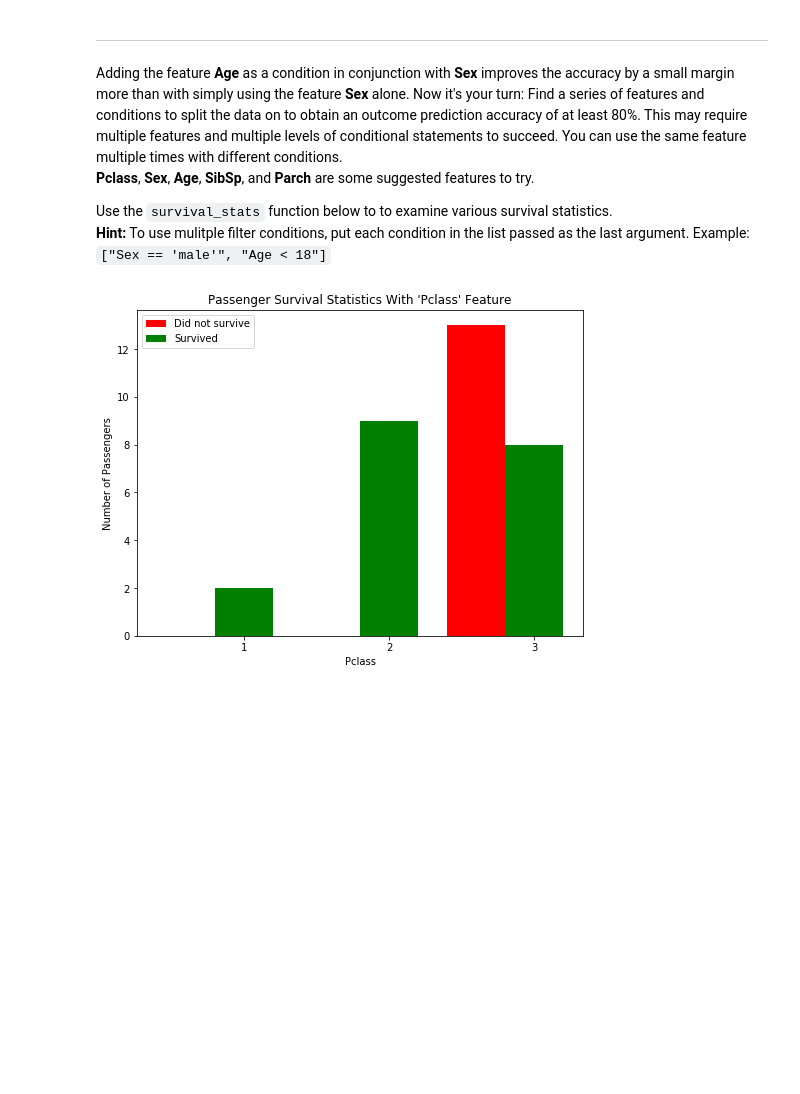
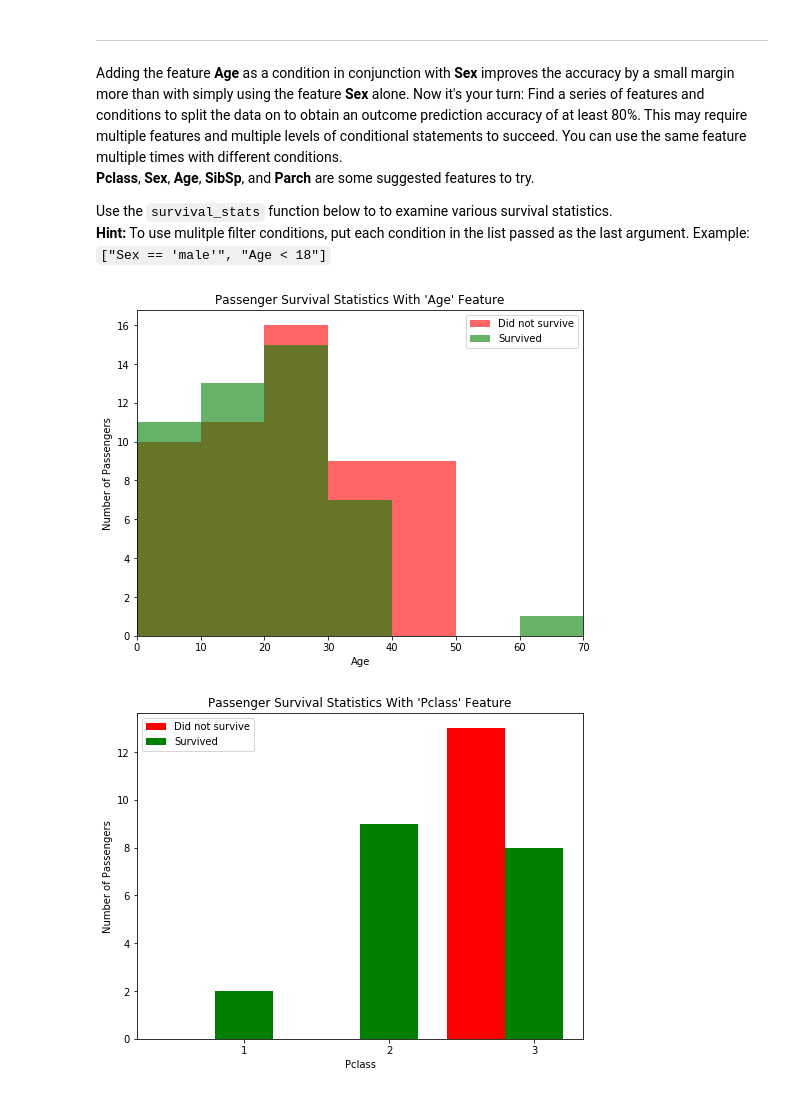
Before and after one commit to zeroohub/machine-learning, a Jupyter notebook: projects/titanic_survival_exploration/titanic_survival_exploration.ipynb, the cells around one changed output. Saved outputs shown, nothing was run; the diff lists cells and outputs as text; code cells hidden in the pictures; blank space fills up the shorter version.

```diff
--- a/projects/titanic_survival_exploration/titanic_survival_exploration.ipynb
+++ b/projects/titanic_survival_exploration/titanic_survival_exploration.ipynb
@@ -212,5 +215,10 @@ Adding the feature **Age** as a condition in conjunction with **Sex** improves t
 
 Use the `survival_stats` function below to to examine various survival statistics.
 **Hint:** To use mulitple filter conditions, put each condition in the list passed as the last argument. Example: `["Sex == 'male'", "Age < 18"]`
+# %%
+vs.survival_stats(data, outcomes, 'Age', ["Sex == 'female'", "Pclass == 3"])
+# looks like "Pclass == 3" have more people who did not survive, check them by age.
+# %% [output]
+[figure, added]
 # %%
 vs.survival_stats(data, outcomes, 'Pclass', ["Sex == 'male'", "Age < 10"])
```
Also changed, not shown: parts of 4 cells of this notebook.
